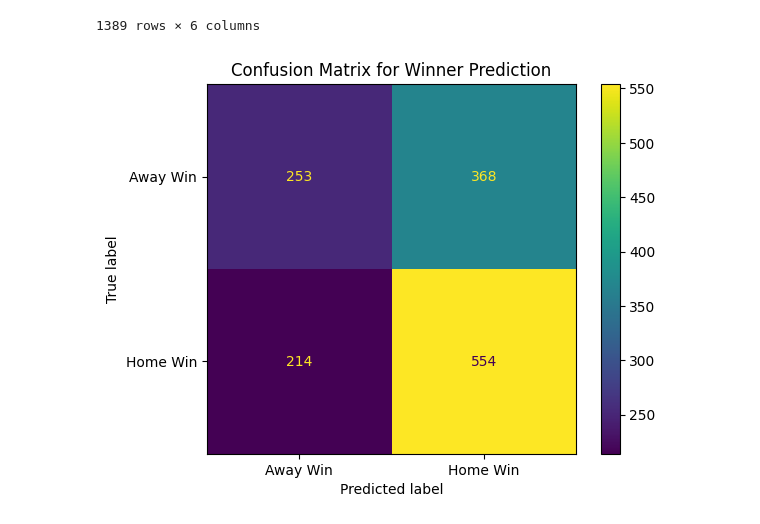
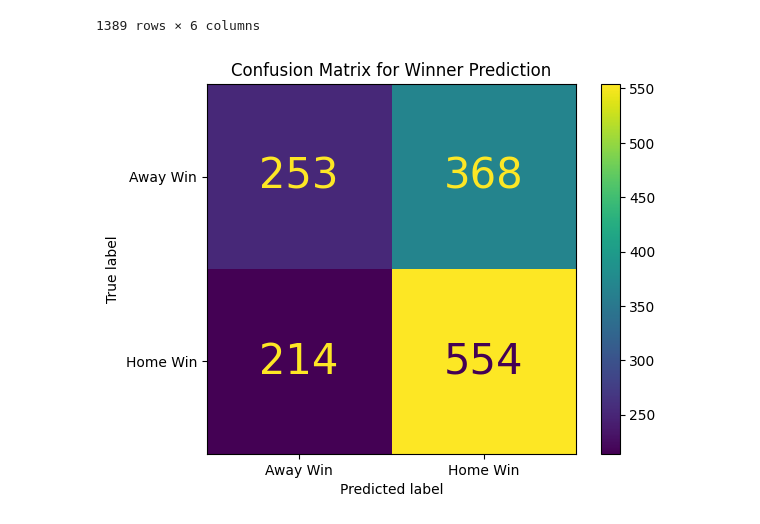
Before and after one commit to suhasp3/NBA-Betting-Model, a Jupyter notebook: modelx.ipynb, the cells around one changed output. Saved outputs shown, nothing was run; the diff lists cells and outputs as text; code cells hidden in the pictures.

Commit message:
Added visualizations

```diff
--- a/modelx.ipynb
+++ b/modelx.ipynb
@@ -257,11 +257,11 @@ predicted_results
 # %%
 from sklearn.metrics import confusion_matrix, ConfusionMatrixDisplay
 
 # Confusion matrix
 cm = confusion_matrix(test_games['HOME_TEAM_WINS'], test_games['HOME_TEAM_WINS_pred'])
 disp = ConfusionMatrixDisplay(confusion_matrix=cm, display_labels=['Away Win', 'Home Win'])
-disp.plot()
+disp.plot(cmap='viridis', text_kw={'fontsize': 30})
 plt.title('Confusion Matrix for Winner Prediction')
 plt.show()
 # %% [output]
-[figure, old version]
+[figure, new version]
```
Also changed, not shown: parts of 3 cells of this notebook.
